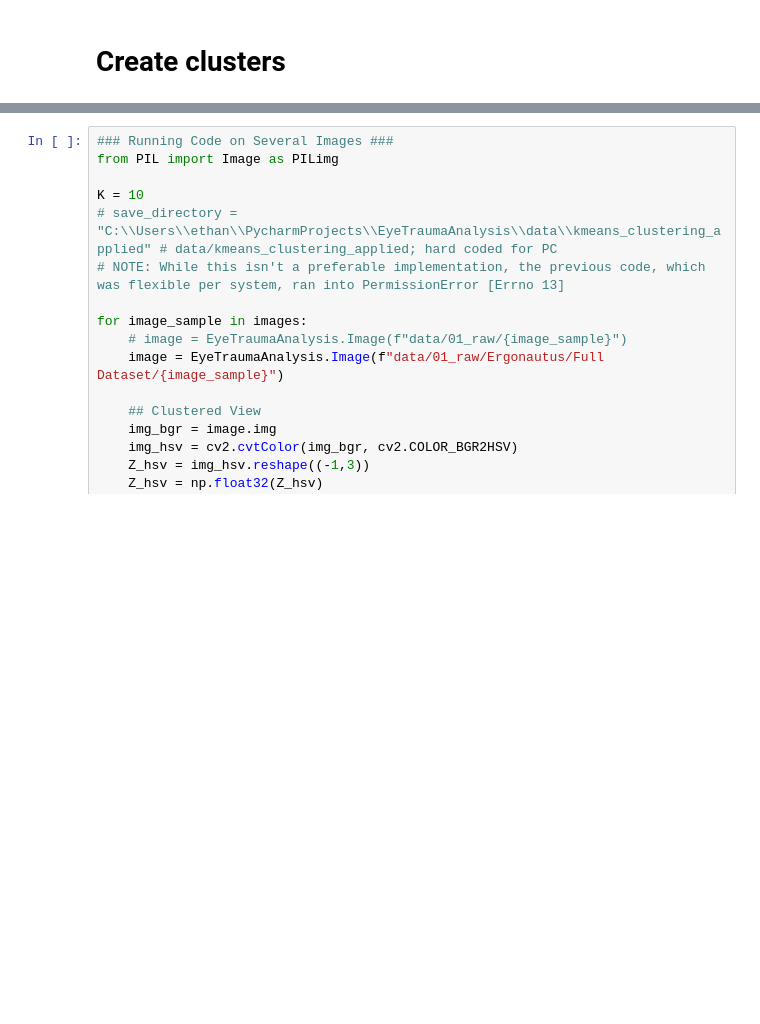
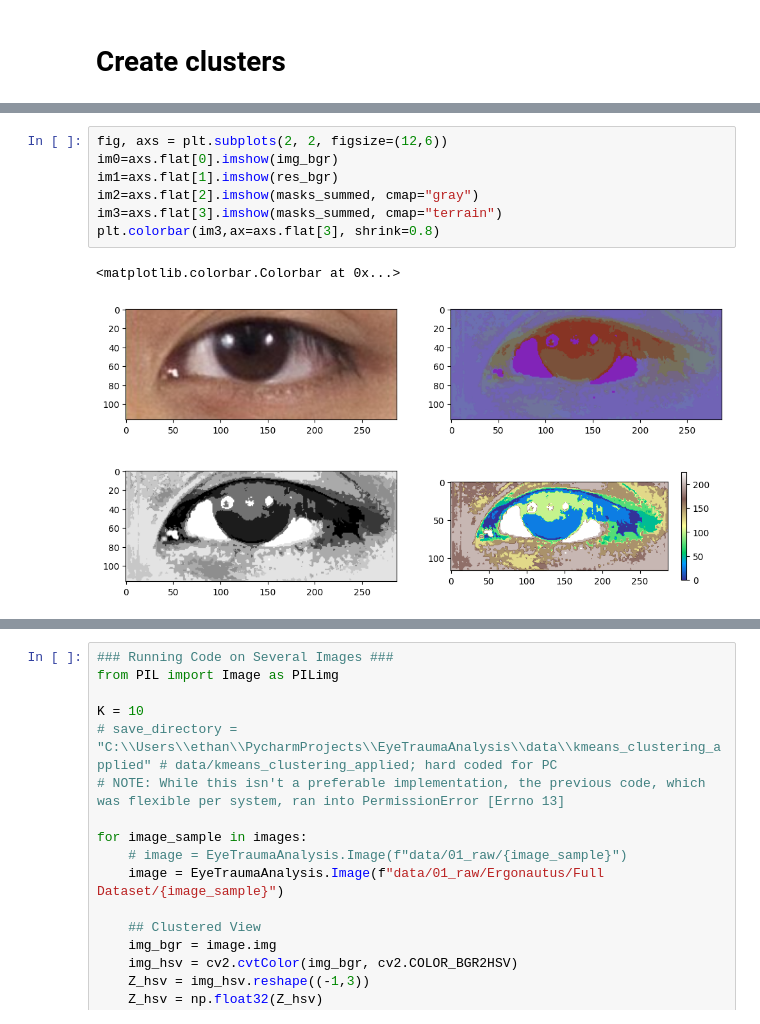
Before and after one commit to ethanrasmussen/EyeTraumaAnalysis, a Jupyter notebook: src/notebooks/RSY_2_kmeans_save_output.ipynb, the cells around one changed output, grey strips where cells are left out. Cells and saved outputs as stored; diff of their text form; blank space fills up the shorter version.

```diff
--- a/src/notebooks/RSY_2_kmeans_save_output.ipynb
+++ b/src/notebooks/RSY_2_kmeans_save_output.ipynb
@@ -216,0 +152,10 @@ type(image.img.copy())
+# %%
+fig, axs = plt.subplots(2, 2, figsize=(12,6))
+im0=axs.flat[0].imshow(img_bgr)
+im1=axs.flat[1].imshow(res_bgr)
+im2=axs.flat[2].imshow(masks_summed, cmap="gray")
+im3=axs.flat[3].imshow(masks_summed, cmap="terrain")
+plt.colorbar(im3,ax=axs.flat[3], shrink=0.8)
+# %% [output]
+<matplotlib.colorbar.Colorbar at 0x...>
+[figure, added]
```
Also changed, not shown: parts of 23 cells of this notebook, 1 other file.
